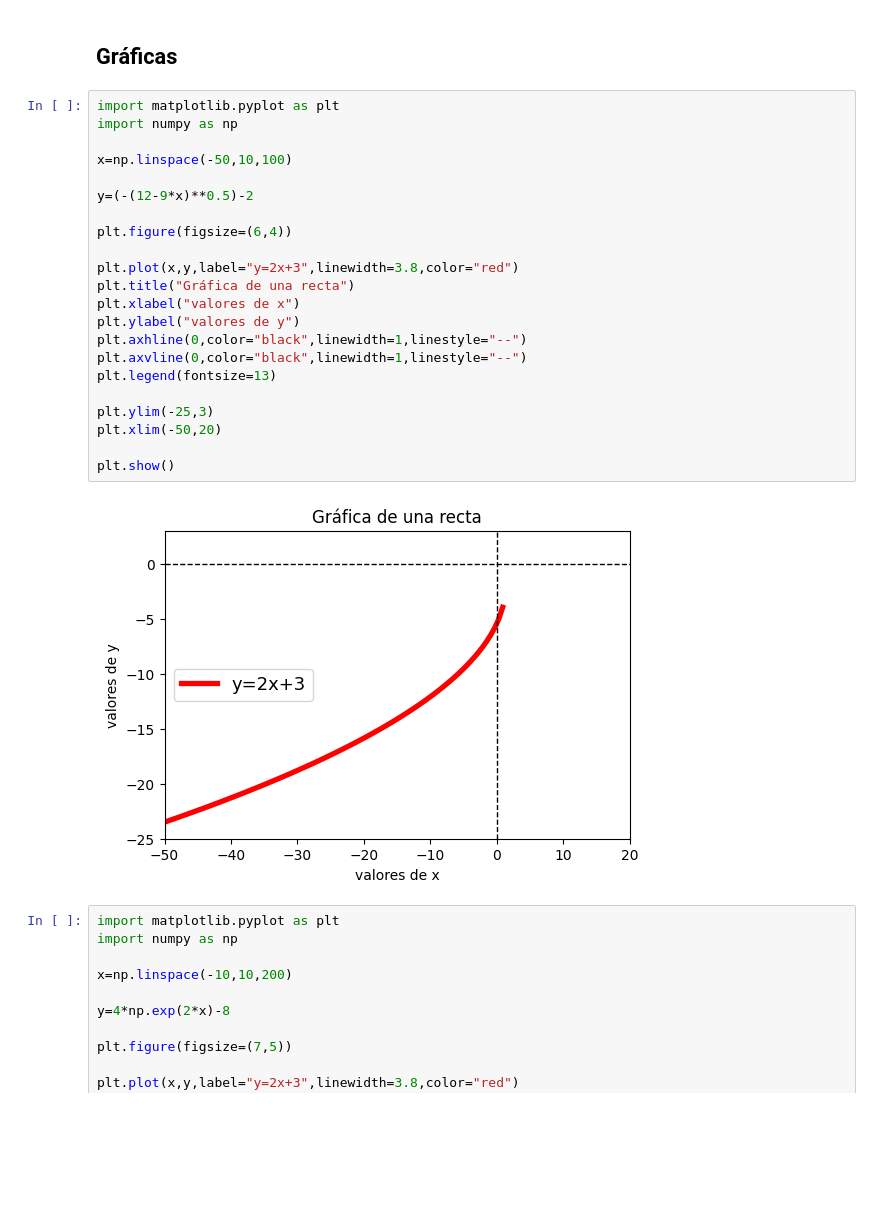
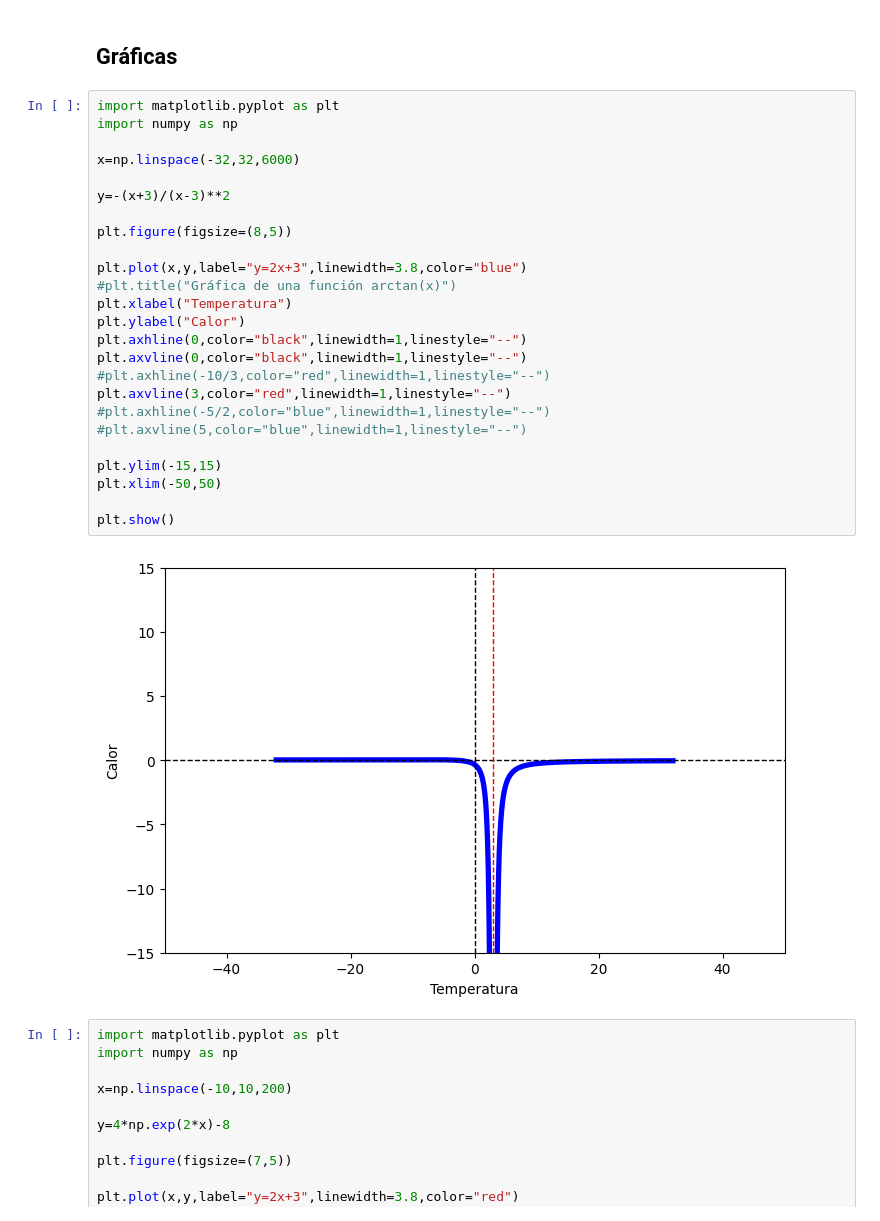
Before and after one commit to jarsmp37/progavan, a Jupyter notebook: gráficas_cálculo.ipynb, the cells around one changed output. Drawn from its saved outputs; the diff is of its cells as text; blank space fills up the shorter version.

```diff
--- a/gráficas_cálculo.ipynb
+++ b/gráficas_cálculo.ipynb
@@ -3,27 +3,30 @@
 # %%
 import matplotlib.pyplot as plt
 import numpy as np
 
-x=np.linspace(-50,10,100)
+x=np.linspace(-32,32,6000)
 
-y=(-(12-9*x)**0.5)-2
+y=-(x+3)/(x-3)**2
 
-plt.figure(figsize=(6,4))
+plt.figure(figsize=(8,5))
 
-plt.plot(x,y,label="y=2x+3",linewidth=3.8,color="red")
-plt.title("Gráfica de una recta")
-plt.xlabel("valores de x")
-plt.ylabel("valores de y")
+plt.plot(x,y,label="y=2x+3",linewidth=3.8,color="blue")
+#plt.title("Gráfica de una función arctan(x)")
+plt.xlabel("Temperatura")
+plt.ylabel("Calor")
 plt.axhline(0,color="black",linewidth=1,linestyle="--")
 plt.axvline(0,color="black",linewidth=1,linestyle="--")
-plt.legend(fontsize=13)
+#plt.axhline(-10/3,color="red",linewidth=1,linestyle="--")
+plt.axvline(3,color="red",linewidth=1,linestyle="--")
+#plt.axhline(-5/2,color="blue",linewidth=1,linestyle="--")
+#plt.axvline(5,color="blue",linewidth=1,linestyle="--")
 
-plt.ylim(-25,3)
-plt.xlim(-50,20)
+plt.ylim(-15,15)
+plt.xlim(-50,50)
 
 plt.show()
 # %% [output]
-[figure, old version]
+[figure, new version]
 # %%
 import matplotlib.pyplot as plt
 import numpy as np
```
Also changed, not shown: parts of 5 cells of this notebook, 26 other files.
